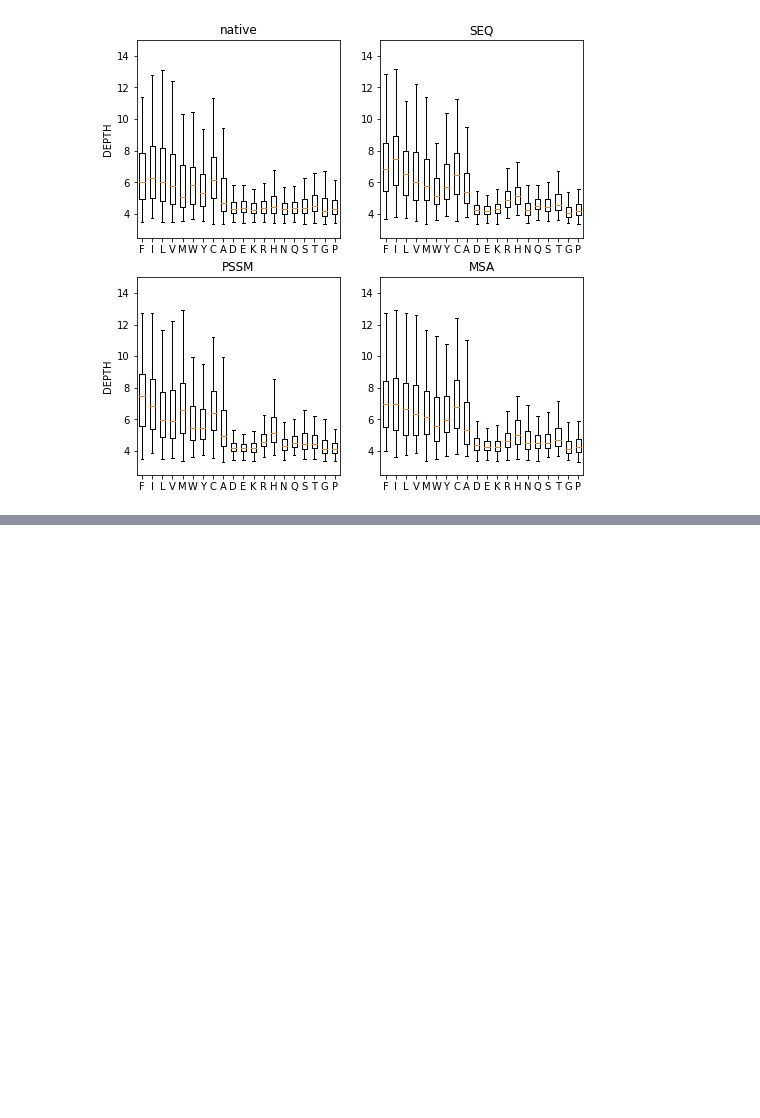
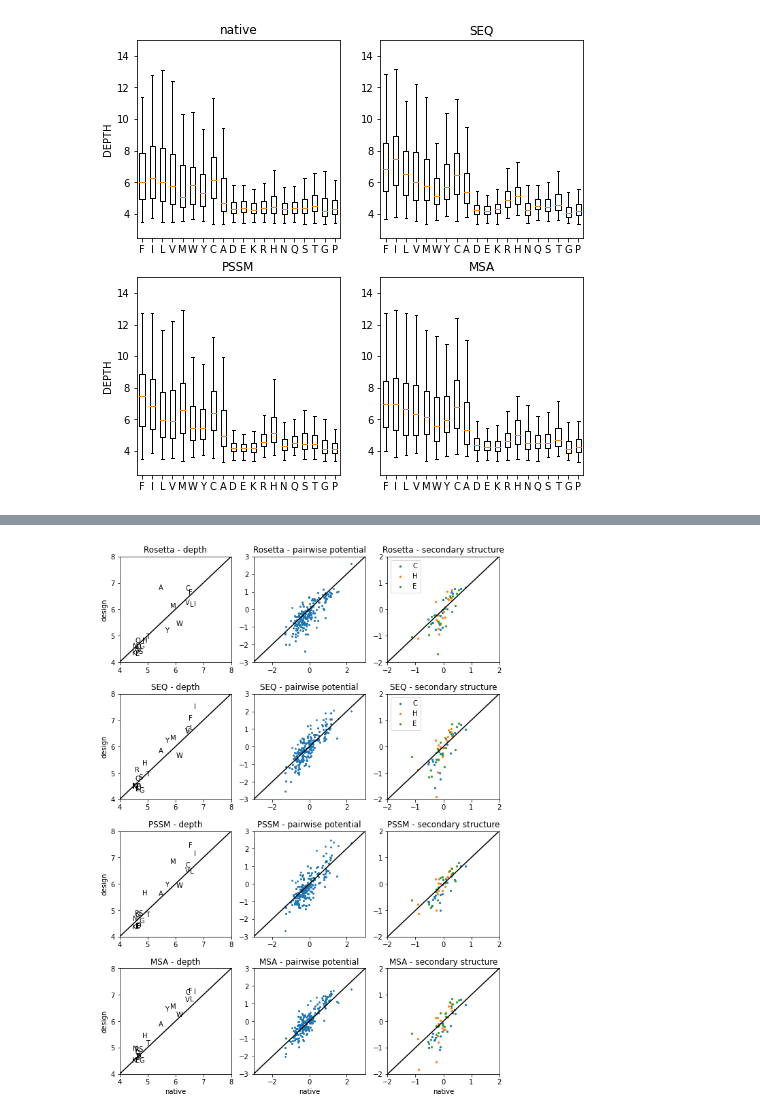
Before and after one commit to gjoni/trDesign, a Jupyter notebook: 02-GD/notebooks/SI.ipynb, the cells around one changed output, grey strips where cells are left out. Drawn from its saved outputs; the diff is of its cells as text; code cells hidden in the pictures; blank space fills up the shorter version.

```diff
--- a/02-GD/notebooks/SI.ipynb
+++ b/02-GD/notebooks/SI.ipynb
@@ -908,0 +970,77 @@ plt.show()
+# %%
+plt.figure(figsize=(10,14))
+plt.subplots_adjust(hspace=0.3)
+
+plt.subplot(4,3,1); plt.title("Rosetta - depth")
+for k in range(20): plt.text(x=wt["cpr"][k],y=design_ros["cpr"][k],s=alpha_1[k])
+plt.xlim(4,8); plt.ylim(4,8);plt.plot([4,8],[4,8],c="black")
+plt.ylabel("design")
+
+plt.subplot(4,3,2); plt.title("Rosetta - pairwise potential")
+plt.scatter(wt["pw"],design_ros["pw"],s=3)
+plt.xlim(-3,3); plt.ylim(-3,3);plt.plot([-3,3],[-3,3],c="black")
+
+plt.subplot(4,3,3); plt.title("Rosetta - secondary structure")
+plt.scatter(wt["ss"][0],design_ros["ss"][0],label="C",s=5)
+plt.scatter(wt["ss"][1],design_ros["ss"][1],label="H",s=5)
+plt.scatter(wt["ss"][2],design_ros["ss"][2],label="E",s=5)
+plt.plot([-2,2],[-2,2],c="black")
+plt.xlim([-2,2]);plt.ylim([-2,2])
+plt.legend()
+
+
+plt.subplot(4,3,4); plt.title("SEQ - depth")
+for k in range(20): plt.text(x=wt["cpr"][k],y=design_seq["cpr"][k],s=alpha_1[k])
+plt.xlim(4,8); plt.ylim(4,8);plt.plot([4,8],[4,8],c="black")
+plt.ylabel("design")
+
+plt.subplot(4,3,5); plt.title("SEQ - pairwise potential")
+plt.scatter(wt["pw"],design_seq["pw"],s=3)
+plt.xlim(-3,3); plt.ylim(-3,3);plt.plot([-3,3],[-3,3],c="black")
+
+plt.subplot(4,3,6); plt.title("SEQ - secondary structure")
+plt.scatter(wt["ss"][0],design_seq["ss"][0],label="C",s=5)
+plt.scatter(wt["ss"][1],design_seq["ss"][1],label="H",s=5)
+plt.scatter(wt["ss"][2],design_seq["ss"][2],label="E",s=5)
+plt.plot([-2,2],[-2,2],c="black")
+plt.xlim([-2,2]);plt.ylim([-2,2])
+plt.legend()
+
+plt.subplot(4,3,7); plt.title("PSSM - depth")
+for k in range(20): plt.text(x=wt["cpr"][k],y=design_pssm["cpr"][k],s=alpha_1[k])
+plt.xlim(4,8); plt.ylim(4,8);plt.plot([4,8],[4,8],c="black")
+plt.ylabel("design")
+
+plt.subplot(4,3,8); plt.title("PSSM - pairwise potential")
+plt.scatter(wt["pw"],design_pssm["pw"],s=3)
+plt.xlim(-3,3); plt.ylim(-3,3);plt.plot([-3,3],[-3,3],c="black")
+
+plt.subplot(4,3,9); plt.title("PSSM - secondary structure")
+plt.scatter(wt["ss"][0],design_pssm["ss"][0],label="C",s=5)
+plt.scatter(wt["ss"][1],design_pssm["ss"][1],label="H",s=5)
+plt.scatter(wt["ss"][2],design_pssm["ss"][2],label="E",s=5)
+plt.plot([-2,2],[-2,2],c="black")
+plt.xlim([-2,2]);plt.ylim([-2,2])
+
+plt.subplot(4,3,10); plt.title("MSA - depth")
+for k in range(20): plt.text(x=wt["cpr"][k],y=design_msa["cpr"][k],s=alpha_1[k])
+plt.xlim(4,8); plt.ylim(4,8);plt.plot([4,8],[4,8],c="black")
+plt.xlabel("native"); plt.ylabel("design")
+
+plt.subplot(4,3,11); plt.title("MSA - pairwise potential")
+plt.scatter(wt["pw"],design_msa["pw"],s=3)
+plt.xlim(-3,3); plt.ylim(-3,3);plt.plot([-3,3],[-3,3],c="black")
+plt.xlabel("native");
+
+plt.subplot(4,3,12); plt.title("MSA - secondary structure")
+plt.scatter(wt["ss"][0],design_msa["ss"][0],label="C",s=5)
+plt.scatter(wt["ss"][1],design_msa["ss"][1],label="H",s=5)
+plt.scatter(wt["ss"][2],design_msa["ss"][2],label="E",s=5)
+plt.plot([-2,2],[-2,2],c="black")
+plt.xlim([-2,2]);plt.ylim([-2,2])
+plt.xlabel("native");
+
+plt.savefig("9plot.png", bbox_inches='tight', dpi=300)
+plt.show()
+# %% [output]
+[figure, added]
```
Also changed, not shown: parts of 18 cells of this notebook.
